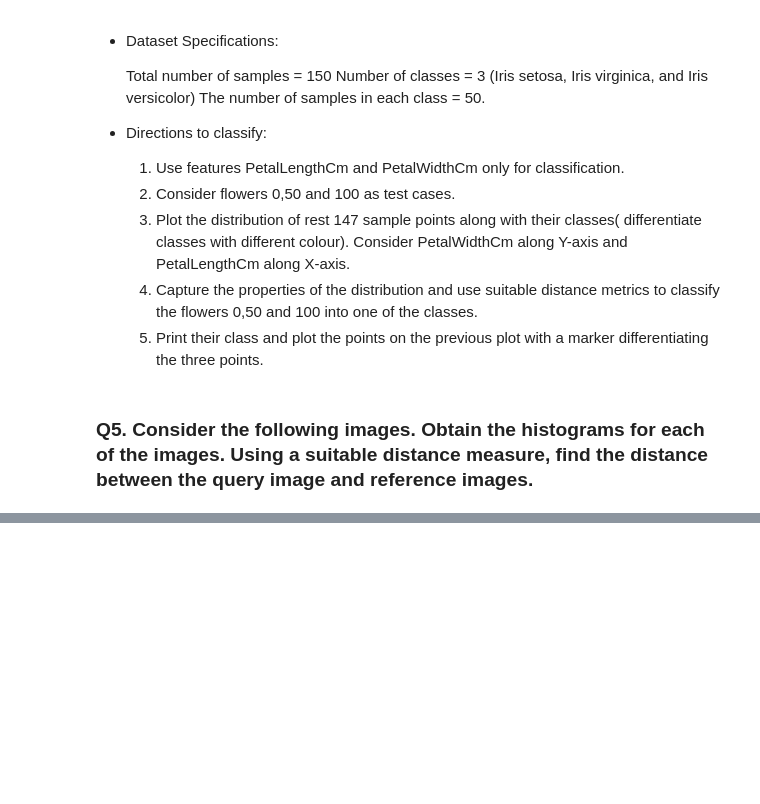
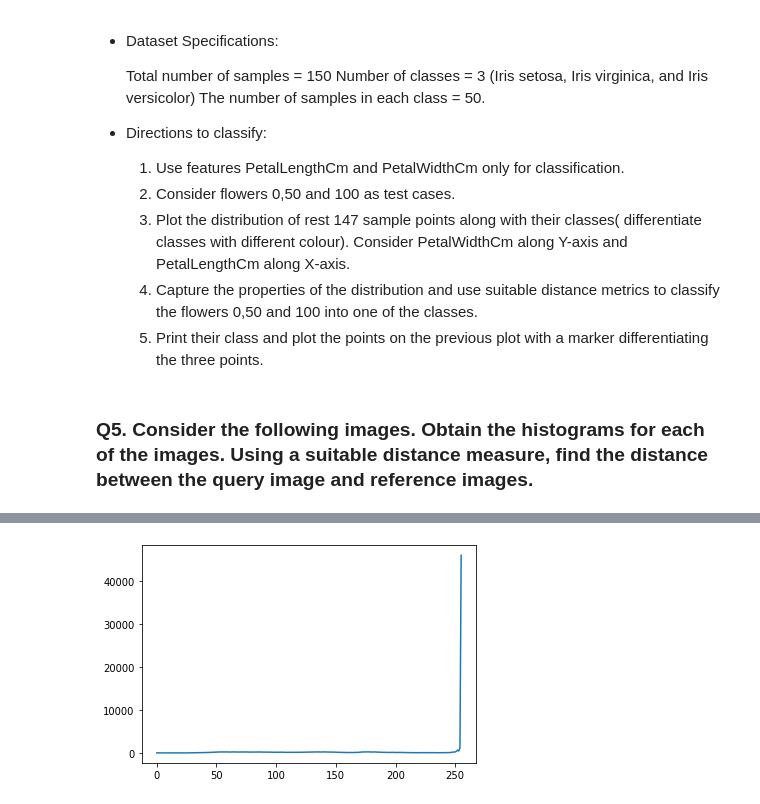
Before and after one commit to Rit-ctrl/Pattern-Recognition_2021, a Jupyter notebook: Assignment_1/Assignment-1.ipynb, the cells around one changed output, grey strips where cells are left out. Saved outputs shown, nothing was run; the diff lists cells and outputs as text; code cells hidden in the pictures; blank space fills up the shorter version.

```diff
--- a/Assignment_1/Assignment-1.ipynb
+++ b/Assignment_1/Assignment-1.ipynb
@@ -218,0 +266,11 @@ HTTPError: ignored
+# %%
+import cv2
+
+# find frequency of pixels in range 0-255
+query_hist = cv2.calcHist([query_image],[0],None,[256],[0,256])
+
+# show the plotting graph of an image
+plt.plot(query_hist)
+plt.show()
+# %% [output]
+[figure, added]
```
Also changed, not shown: parts of 22 cells of this notebook.
